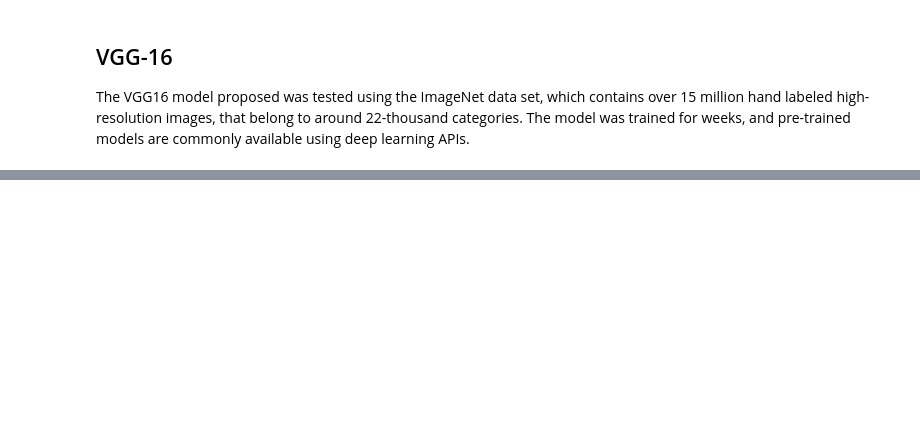
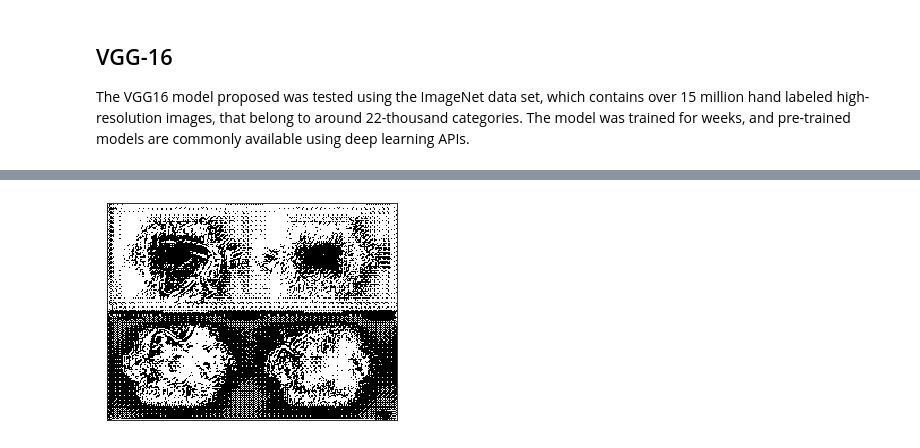
Before and after one commit to Pieter-Cawood/Image-segmentation, a Jupyter notebook: 2. UNet/UNet.ipynb, the cells around one changed output, grey strips where cells are left out. Saved outputs shown, nothing was run; the diff lists cells and outputs as text; code cells hidden in the pictures; blank space fills up the shorter version.

Commit message:
Implemented UNet

```diff
--- a/2. UNet/UNet.ipynb
+++ b/2. UNet/UNet.ipynb
@@ -155,0 +252,15 @@ ValueError: in user code:
+# %%
+start_time = time.process_time()
+epochs = 5
+for epoch in range(epochs):
+    loss = 0
+    for data, mask in zip(augmented_data, augmented_masks):
+        X = np.expand_dims(data, axis=0)
+        # Foreground & Background
+        fg_mask = np.expand_dims(mask, axis=0)
+        bg_mask = np.abs(1 - fg_mask)
+        y = np.array([fg_mask, bg_mask]).reshape((1, 192, 256, 2))
+        loss += vgg_unet.train(X, y)
+    print("[Epoch : " + str(epoch + 1) + "] loss : " + str(loss))
+elapsed_time = time.process_time() - start_time
+print("Total time : " + str(round(elapsed_time/60,2)) + " mins")
@@ -156 +272,3 @@ ValueError: in user code:
+# %%
+pred = vgg_unet.predict(np.expand_dims(validate_images[0], axis=0))
 # %%
@@ -167,0 +278,4 @@ DATA_MSKS[0].shape
+# %%
+x = np.squeeze(pred)
+# %%
+pop = np.argmax(x, axis=-1)
@@ -167,0 +294,4 @@ DATA_MSKS[0].shape
+# %%
+show_image(pop, cmap='gray')
+# %% [output]
+[figure, added]
```
Also changed, not shown: parts of 24 cells of this notebook, 1 other file.
